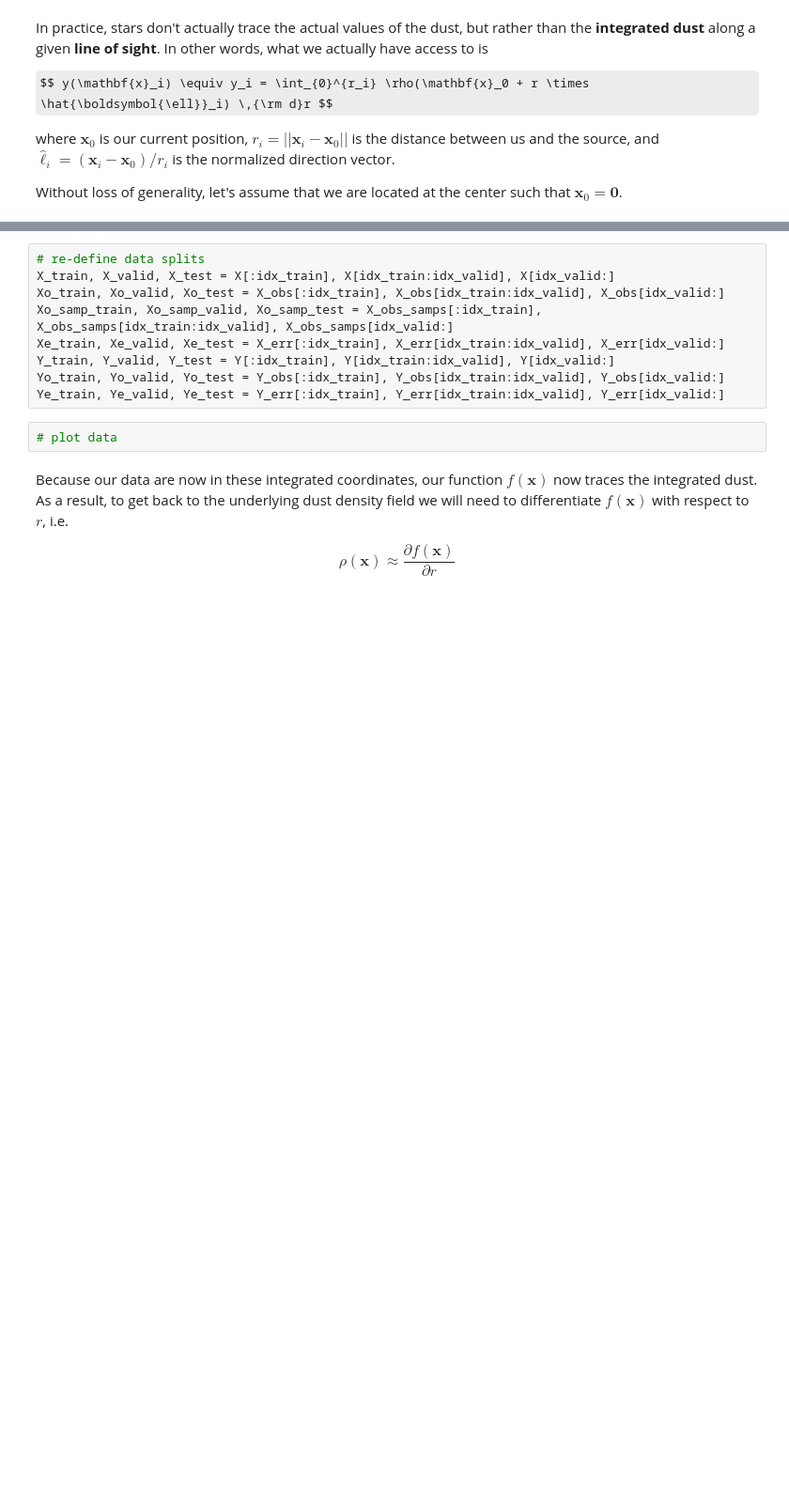
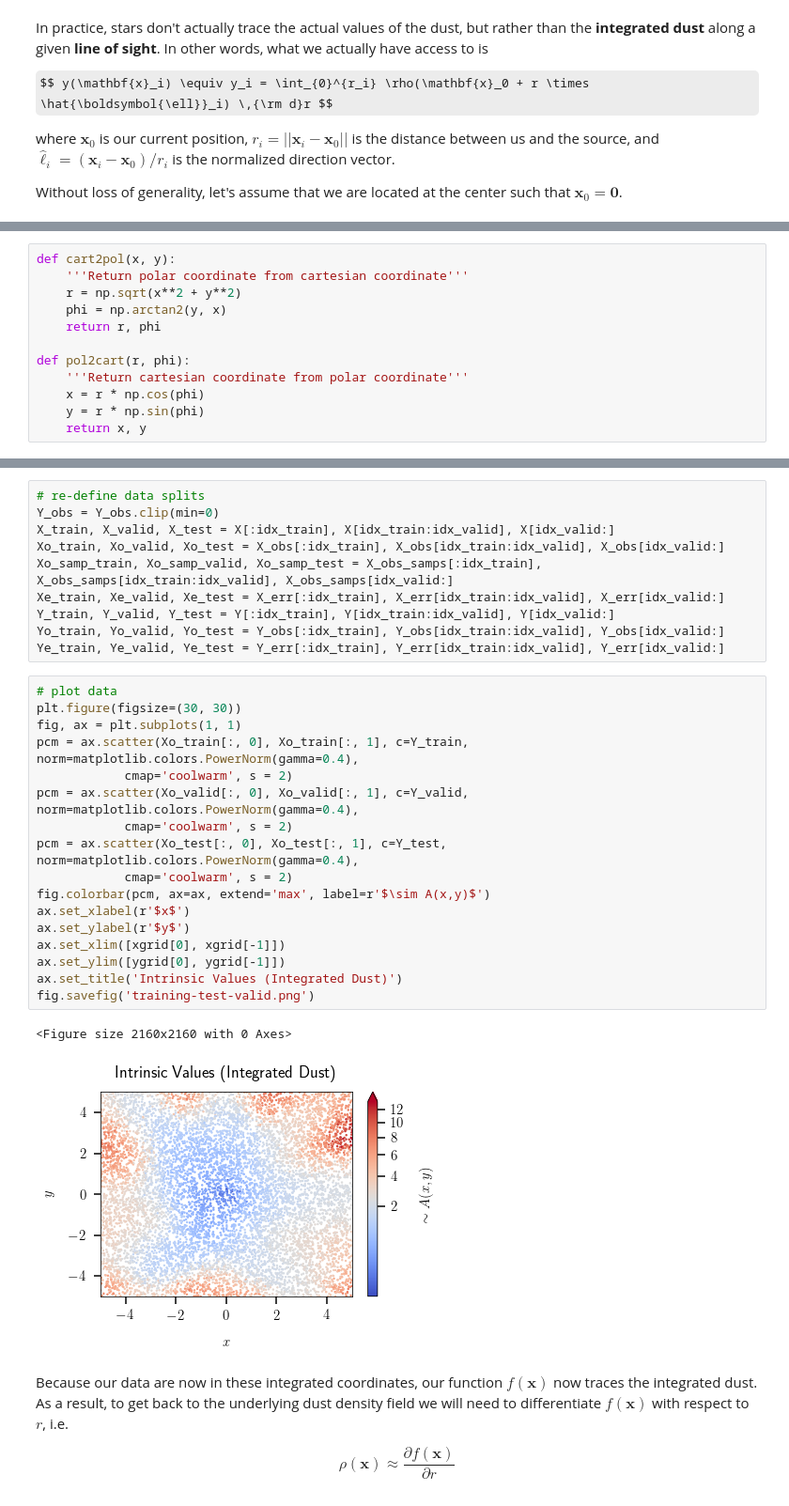
Before and after one commit to avaove/dust-map, a Jupyter notebook: dust_sim.ipynb, the cells around one changed output, grey strips where cells are left out. Shown at 94% size. Drawn from its saved outputs; the diff is of its cells as text; some formulas as TeX source; blank space fills up the shorter version.

```diff
--- a/dust_sim.ipynb
+++ b/dust_sim.ipynb
@@ -315,0 +357,12 @@ Without loss of generality, let's assume that we are located at the center such
+# %%
+def cart2pol(x, y):
+    '''Return polar coordinate from cartesian coordinate'''
+    r = np.sqrt(x**2 + y**2)
+    phi = np.arctan2(y, x)
+    return r, phi
+
+def pol2cart(r, phi):
+    '''Return cartesian coordinate from polar coordinate'''
+    x = r * np.cos(phi)
+    y = r * np.sin(phi)
+    return x, y
@@ -316,5 +401,6 @@ Without loss of generality, let's assume that we are located at the center such
 # %%
 # re-define data splits
+Y_obs = Y_obs.clip(min=0)
 X_train, X_valid, X_test = X[:idx_train], X[idx_train:idx_valid], X[idx_valid:]
 Xo_train, Xo_valid, Xo_test = X_obs[:idx_train], X_obs[idx_train:idx_valid], X_obs[idx_valid:]
 Xo_samp_train, Xo_samp_valid, Xo_samp_test = X_obs_samps[:idx_train], X_obs_samps[idx_train:idx_valid], X_obs_samps[idx_valid:]
@@ -322,8 +408,26 @@ Xe_train, Xe_valid, Xe_test = X_err[:idx_train], X_err[idx_train:idx_valid], X_e
 Y_train, Y_valid, Y_test = Y[:idx_train], Y[idx_train:idx_valid], Y[idx_valid:]
 Yo_train, Yo_valid, Yo_test = Y_obs[:idx_train], Y_obs[idx_train:idx_valid], Y_obs[idx_valid:]
 Ye_train, Ye_valid, Ye_test = Y_err[:idx_train], Y_err[idx_train:idx_valid], Y_err[idx_valid:]
-# %%
-# plot data
+# %%
+# plot data
+plt.figure(figsize=(30, 30))
+fig, ax = plt.subplots(1, 1)
+pcm = ax.scatter(Xo_train[:, 0], Xo_train[:, 1], c=Y_train, norm=matplotlib.colors.PowerNorm(gamma=0.4),
+            cmap='coolwarm', s = 2)
+pcm = ax.scatter(Xo_valid[:, 0], Xo_valid[:, 1], c=Y_valid, norm=matplotlib.colors.PowerNorm(gamma=0.4),
+            cmap='coolwarm', s = 2)
+pcm = ax.scatter(Xo_test[:, 0], Xo_test[:, 1], c=Y_test, norm=matplotlib.colors.PowerNorm(gamma=0.4),
+            cmap='coolwarm', s = 2)
+fig.colorbar(pcm, ax=ax, extend='max', label=r'$\sim A(x,y)$')
+ax.set_xlabel(r'$x$')
+ax.set_ylabel(r'$y$')
+ax.set_xlim([xgrid[0], xgrid[-1]])
+ax.set_ylim([ygrid[0], ygrid[-1]])
+ax.set_title('Intrinsic Values (Integrated Dust)')
+fig.savefig('training-test-valid.png')
+# %% [output]
+<Figure size 2160x2160 with 0 Axes>
+[figure, added]
 # %% [markdown]
 Because our data are now in these integrated coordinates, our function $f(\mathbf{x})$ now traces the integrated dust. As a result, to get back to the underlying dust density field we will need to differentiate $f(\mathbf{x})$ with respect to $r$, i.e.
 
```
Also changed, not shown: parts of 12 cells of this notebook, 5 other files.
